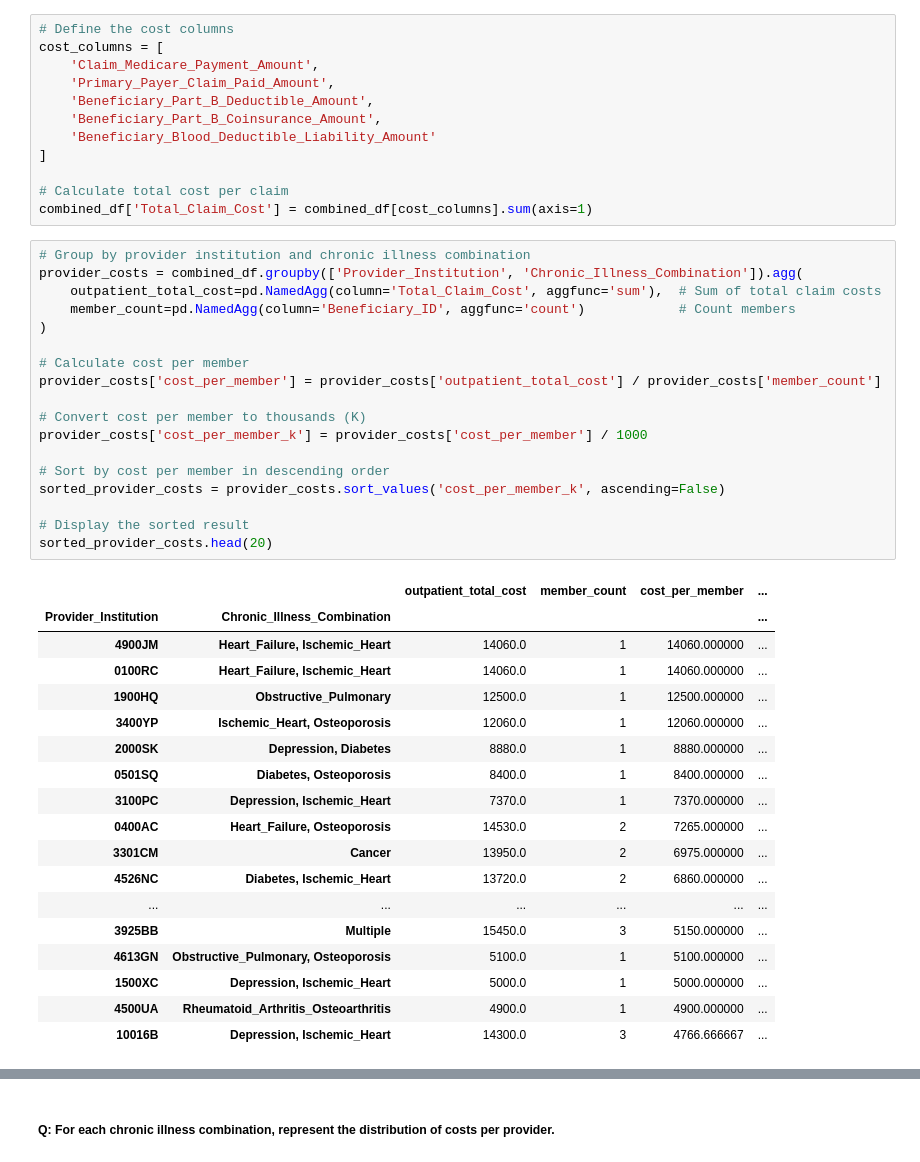
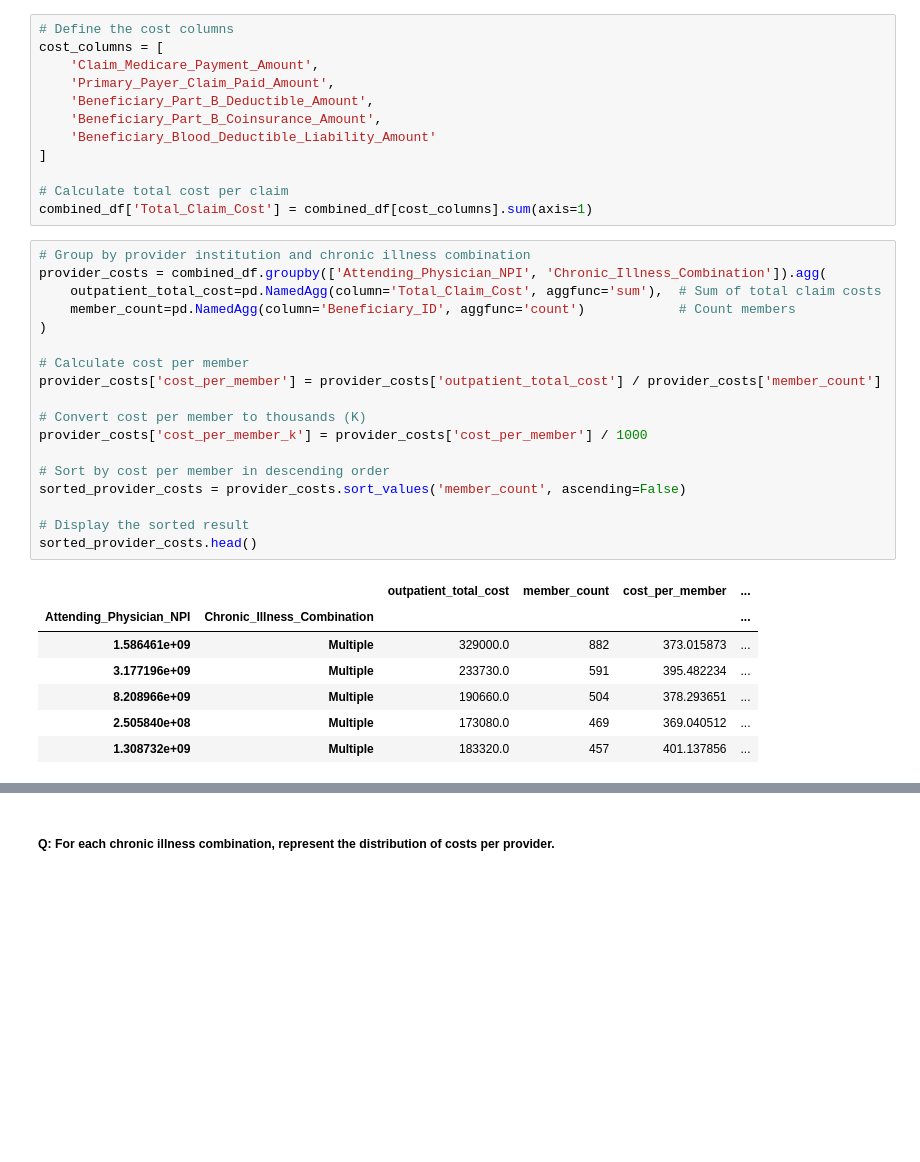
Before and after one commit to rameshs-data/Chronic_Care_Cost_Benchmarking, a Jupyter notebook: notebook/1_EDA.ipynb, the cells around one changed output, grey strips where cells are left out. Drawn from its saved outputs; the diff is of its cells as text; blank space fills up the shorter version.

```diff
--- a/notebook/1_EDA.ipynb
+++ b/notebook/1_EDA.ipynb
@@ -1367,38 +1361,27 @@ cost_columns = [
 combined_df['Total_Claim_Cost'] = combined_df[cost_columns].sum(axis=1)
 # %%
 # Group by provider institution and chronic illness combination
-provider_costs = combined_df.groupby(['Provider_Institution', 'Chronic_Illness_Combination']).agg(
+provider_costs = combined_df.groupby(['Attending_Physician_NPI', 'Chronic_Illness_Combination']).agg(
     outpatient_total_cost=pd.NamedAgg(column='Total_Claim_Cost', aggfunc='sum'),  # Sum of total claim costs
     member_count=pd.NamedAgg(column='Beneficiary_ID', aggfunc='count')            # Count members
 )
 
 # Calculate cost per member
 provider_costs['cost_per_member'] = provider_costs['outpatient_total_cost'] / provider_costs['member_count']
 
 # Convert cost per member to thousands (K)
 provider_costs['cost_per_member_k'] = provider_costs['cost_per_member'] / 1000
 
 # Sort by cost per member in descending order
-sorted_provider_costs = provider_costs.sort_values('cost_per_member_k', ascending=False)
+sorted_provider_costs = provider_costs.sort_values('member_count', ascending=False)
 
 # Display the sorted result
-sorted_provider_costs.head(20)
+sorted_provider_costs.head()
 # %% [output]
 |  |  | outpatient_total_cost | member_count | cost_per_member | ... |
-| Provider_Institution | Chronic_Illness_Combination |  |  |  | ... |
-| 4900JM | Heart_Failure, Ischemic_Heart | 14060.0 | 1 | 14060.000000 | ... |
-| 0100RC | Heart_Failure, Ischemic_Heart | 14060.0 | 1 | 14060.000000 | ... |
-| 1900HQ | Obstructive_Pulmonary | 12500.0 | 1 | 12500.000000 | ... |
-| 3400YP | Ischemic_Heart, Osteoporosis | 12060.0 | 1 | 12060.000000 | ... |
-| 2000SK | Depression, Diabetes | 8880.0 | 1 | 8880.000000 | ... |
-| 0501SQ | Diabetes, Osteoporosis | 8400.0 | 1 | 8400.000000 | ... |
-| 3100PC | Depression, Ischemic_Heart | 7370.0 | 1 | 7370.000000 | ... |
-| 0400AC | Heart_Failure, Osteoporosis | 14530.0 | 2 | 7265.000000 | ... |
-| 3301CM | Cancer | 13950.0 | 2 | 6975.000000 | ... |
-| 4526NC | Diabetes, Ischemic_Heart | 13720.0 | 2 | 6860.000000 | ... |
-| ... | ... | ... | ... | ... | ... |
-| 3925BB | Multiple | 15450.0 | 3 | 5150.000000 | ... |
-| 4613GN | Obstructive_Pulmonary, Osteoporosis | 5100.0 | 1 | 5100.000000 | ... |
-| 1500XC | Depression, Ischemic_Heart | 5000.0 | 1 | 5000.000000 | ... |
-| 4500UA | Rheumatoid_Arthritis_Osteoarthritis | 4900.0 | 1 | 4900.000000 | ... |
-| 10016B | Depression, Ischemic_Heart | 14300.0 | 3 | 4766.666667 | ... |
+| Attending_Physician_NPI | Chronic_Illness_Combination |  |  |  | ... |
+| 1.586461e+09 | Multiple | 329000.0 | 882 | 373.015873 | ... |
+| 3.177196e+09 | Multiple | 233730.0 | 591 | 395.482234 | ... |
+| 8.208966e+09 | Multiple | 190660.0 | 504 | 378.293651 | ... |
+| 2.505840e+08 | Multiple | 173080.0 | 469 | 369.040512 | ... |
+| 1.308732e+09 | Multiple | 183320.0 | 457 | 401.137856 | ... |
```
Also changed, not shown: parts of 15 cells of this notebook.
